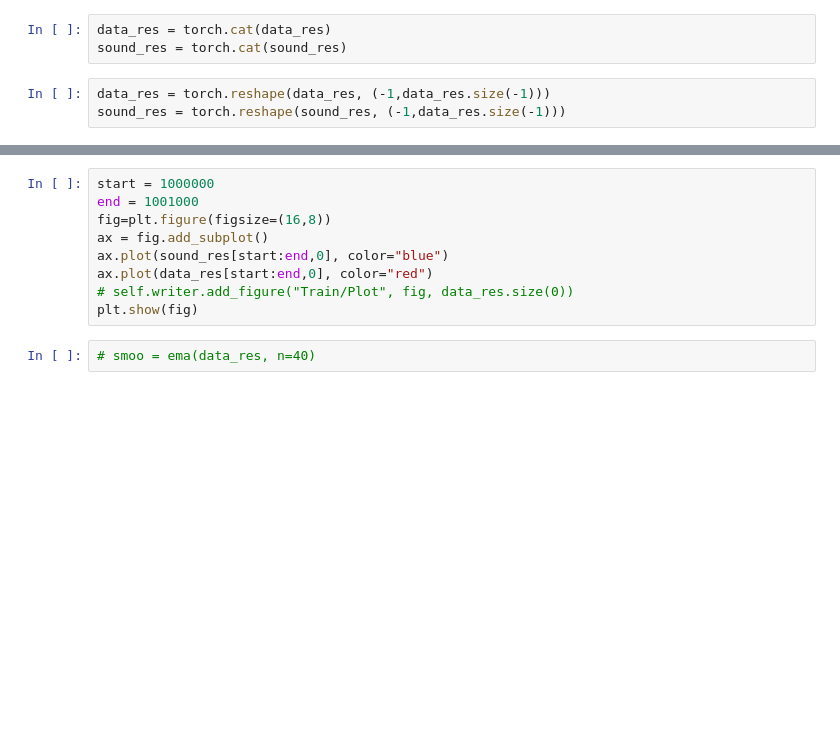
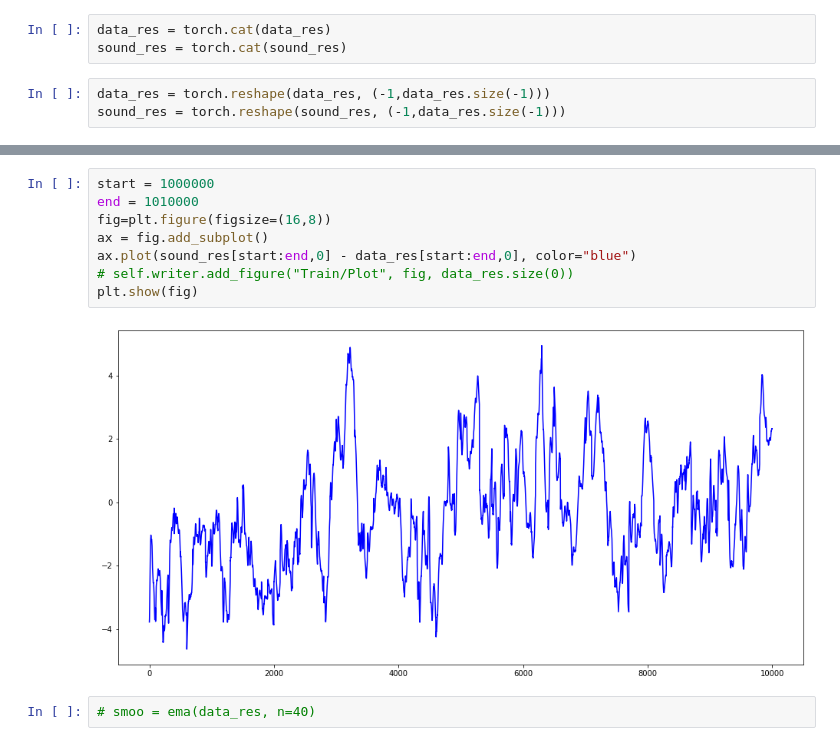
Before and after one commit to lsg1213/ai_model, a Jupyter notebook: pytorch/test_model/visualization.ipynb, the cells around one changed output, grey strips where cells are left out. Saved outputs shown, nothing was run; the diff lists cells and outputs as text; blank space fills up the shorter version.

```diff
--- a/pytorch/test_model/visualization.ipynb
+++ b/pytorch/test_model/visualization.ipynb
@@ -81,12 +108,13 @@ ax_lst[1].plot(np.arange(sound_res.size(0)), sound_res[:,0], color="red")
 # %%
 start = 1000000
-end = 1001000
+end = 1010000
 fig=plt.figure(figsize=(16,8))
 ax = fig.add_subplot()
-ax.plot(sound_res[start:end,0], color="blue")
-ax.plot(data_res[start:end,0], color="red")
+ax.plot(sound_res[start:end,0] - data_res[start:end,0], color="blue")
 # self.writer.add_figure("Train/Plot", fig, data_res.size(0))
 plt.show(fig)
+# %% [output]
+[figure, added]
 # %%
 # smoo = ema(data_res, n=40)
 # %%
```
Also changed, not shown: parts of 14 cells of this notebook, 4 other files.
